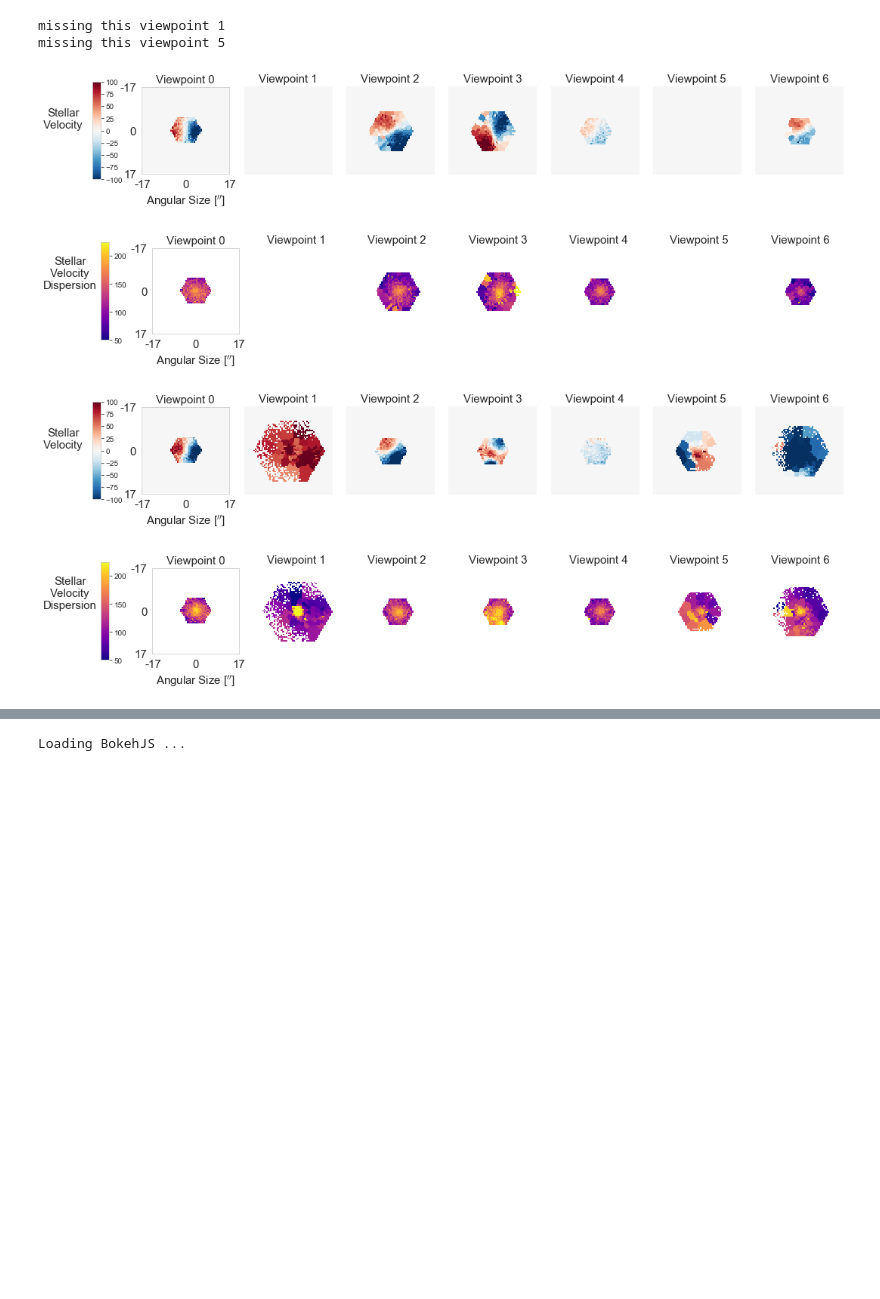
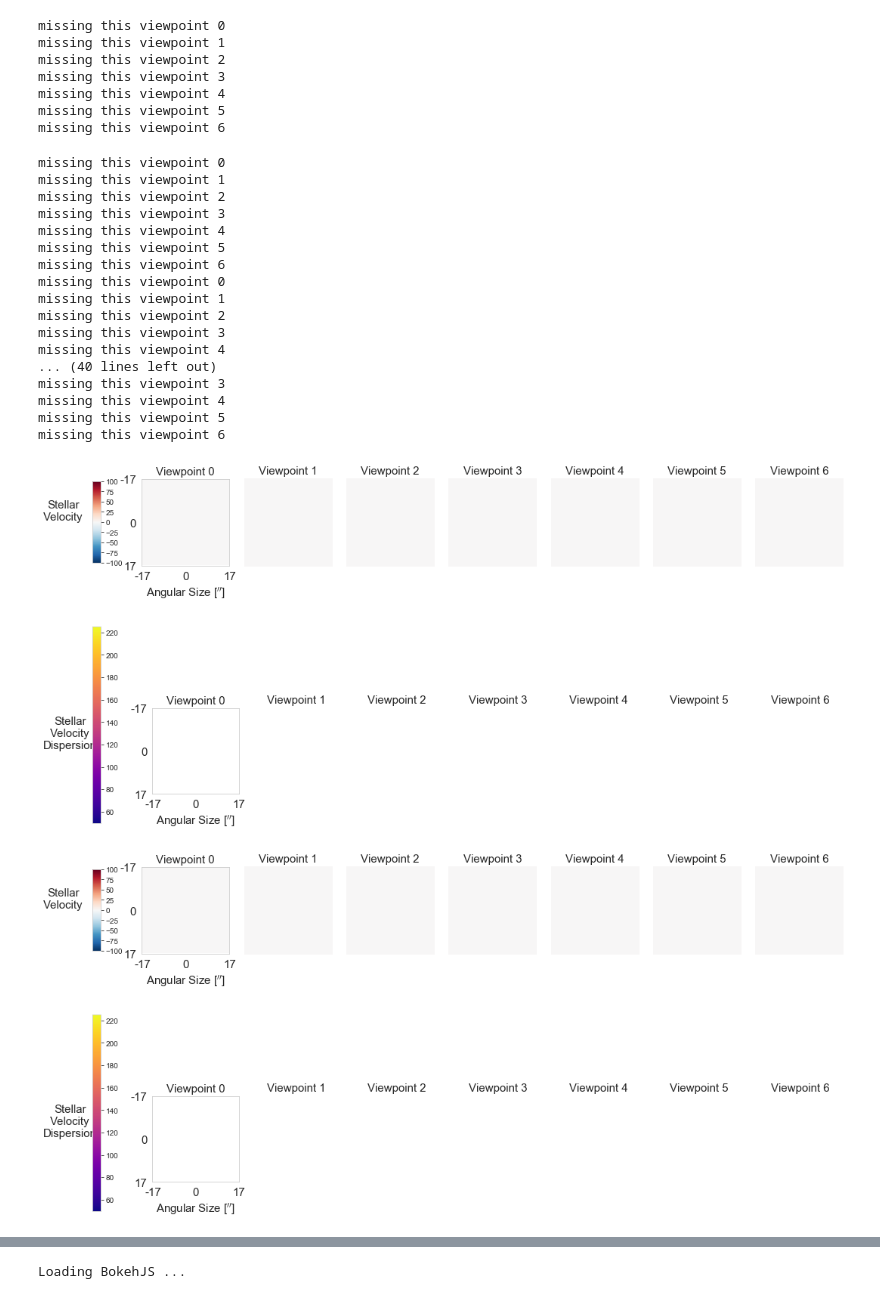
Before and after one commit to beckynevin/interactive_figs, a Jupyter notebook: Interactive_Mountain.ipynb, the cells around one changed output, grey strips where cells are left out. Drawn from its saved outputs; the diff is of its cells as text; code cells hidden in the pictures; blank space fills up the shorter version.

```diff
--- a/Interactive_Mountain.ipynb
+++ b/Interactive_Mountain.ipynb
@@ -1758,6 +1907,10 @@ class MidpointNormalize(matplotlib.colors.Normalize):
         x, y = [self.vmin, self.midpoint, self.vmax], [0, 0.5, 1]
         return np.ma.masked_array(np.interp(value, x, y), np.isnan(value))
 # %%
+# This code creates all of the .png images, so I can only run it from my machine because it links to the
+# kinematic cubes, which are somewhat large ('../kinematic_maps/kinematics...') and I don't want them
+# on my Github
+
 from astropy.io import fits
 import seaborn as sns
 sns.set_style("whitegrid", {'axes.grid' : False})
@@ -1765,24 +1918,26 @@ sns.set_style("whitegrid", {'axes.grid' : False})
 myr_list=[170,180,185, 190, 195, 205, 210, 220, 225, 230, 240, 250, 260,265,275,285, 295,305,311, 315,320,    5,10,20,30,40,60,80,100,120,140,160]
 # You are going to save these to your github page so that you can have an html link to them?
 #myr = 210
-myr_list=[195,205,210]
-run='fg3_m12'
+#myr_list=[195,205,210]
+myr_list=[5,10,20,30,40,50,60,100,200]
+myr_list=[5, 10, 30, 50, 200]
+run='fg3_m12_iso0.5'
 view_list=[0,1,2,3,4,5,6]
-degrade = 'degraded'
+degraded = 'degraded'
 
 #myr_list=[170]
 
 
 for i in range(len(myr_list)):
     myr = myr_list[i]
-    fig, axs = plt.subplots(1,7, figsize=(15, 6), facecolor='w', edgecolor='k')
-    fig.subplots_adjust(hspace = .5, wspace=.2)
+    fig, axs = plt.subplots(1,7, figsize=(15, 2.5), facecolor='w', edgecolor='k')
+    fig.subplots_adjust(hspace = 0, wspace=.2)
 
     axs = axs.ravel()
     for j in range(len(view_list)):
         view = view_list[j]
         try:
-            kin_cube=fits.open('../kinematic_maps/kinematics_'+str(run)+'_'+str(myr)+'_'+str(view)+'_'+str(degrade)+'.fits')
+            kin_cube=fits.open('../kinematic_maps/kinematics_'+str(run)+'_'+str(myr)+'_'+str(view)+'_'+str(degraded)+'.fits')
 
         except FileNotFoundError:
             #could just be missing a viewpoint
@@ -1799,8 +1954,8 @@ for i in range(len(myr_list)):
                 axs[j].set_xlabel('Angular Size [$^{\prime\prime}$]', size=15)
                 axs[j].tick_params(axis='both', which='major', labelsize=15)
                 axs[j].set_ylabel('Stellar\nVelocity', size=15, rotation=0, labelpad=75)
-                cbaxes = fig.add_axes([0.07, 0.35, 0.01, 0.3])
-                cb = plt.colorbar(im, cax = cbaxes,fraction=0.046, pad=0.04)
+                cbaxes = fig.add_axes([0.07, 0.28, 0.01, 0.60])
+                cb = plt.colorbar(im, cax = cbaxes)#,fraction=0.046, pad=0.04)
             else:
                 axs[j].axis('off')
                 axs[j].imshow(fake, cmap='RdBu_r', norm=MidpointNormalize(midpoint=0, vmin=-100, vmax=100))
@@ -1817,8 +1972,8 @@ for i in range(len(myr_list)):
             axs[j].set_yticklabels([-round(0.5*(np.shape(vel)[0]/2)),0,round(0.5*(np.shape(vel)[0]/2))])
 
             # Now adding the colorbar
-            cbaxes = fig.add_axes([0.07, 0.35, 0.01, 0.3])
-            cb = plt.colorbar(im, cax = cbaxes,fraction=0.046, pad=0.04)
+            cbaxes = fig.add_axes([0.07, 0.28, 0.01, 0.60])
+            cb = plt.colorbar(im, cax = cbaxes)#,fraction=0.046, pad=0.04)
             #plt.colorbar(im)
             axs[j].set_xlabel('Angular Size [$^{\prime\prime}$]', size=15)
             axs[j].tick_params(axis='both', which='major', labelsize=15)
@@ -1829,7 +1984,7 @@ for i in range(len(myr_list)):
         axs[j].set_title('Viewpoint '+str(j), size=15)
         #plt.colorbar(im)
     plt.tight_layout()
-    plt.savefig('fg3_m12_panels/velocity_panel_'+str(run)+'_'+str(myr)+'.png', dpi=1000, bbox_to_inches='tight')
+    plt.savefig(str(run)+'_panels_'+str(degraded)+'/velocity_panel_'+str(run)+'_'+str(myr)+'.png', dpi=1000, bbox_to_inches='tight')
 
     # Also make a diagram for stellar velocity dispersion
     fig, axs = plt.subplots(1,7, figsize=(15, 6), facecolor='w', edgecolor='k')
@@ -1839,7 +1994,7 @@ for i in range(len(myr_list)):
     for j in range(len(view_list)):
         view = view_list[j]
         try:
-            kin_cube=fits.open('../kinematic_maps/kinematics_'+str(run)+'_'+str(myr)+'_'+str(view)+'_'+str(degrade)+'.fits')
+            kin_cube=fits.open('../kinematic_maps/kinematics_'+str(run)+'_'+str(myr)+'_'+str(view)+'_'+str(degraded)+'.fits')
 
         except FileNotFoundError:
             #could just be missing a viewpoint
@@ -1857,8 +2012,8 @@ for i in range(len(myr_list)):
                 axs[j].tick_params(axis='both', which='major', labelsize=15)
                 axs[j].set_ylabel('Stellar\nVelocity\nDispersion', size=15, rotation=0, labelpad=80)
 
-                cbaxes = fig.add_axes([0.08, 0.35, 0.01, 0.3])
-                cb = plt.colorbar(im, cax = cbaxes,fraction=0.046, pad=0.04)
+                cbaxes = fig.add_axes([0.07, 0.28, 0.01, 0.60])
+                cb = plt.colorbar(im, cax = cbaxes)#,fraction=0.046, pad=0.04)
             else:
                 axs[j].axis('off')
                 axs[j].imshow(np.ma.masked_where(fake==0, fake), cmap='plasma',norm=matplotlib.colors.LogNorm(vmin=10, vmax=300))
@@ -1875,8 +2030,8 @@ for i in range(len(myr_list)):
             axs[j].set_yticklabels([-round(0.5*(np.shape(vel)[0]/2)),0,round(0.5*(np.shape(vel)[0]/2))])
 
             # Now adding the colorbar
-            cbaxes = fig.add_axes([0.08, 0.35, 0.01, 0.3])
-            cb = plt.colorbar(im, cax = cbaxes,fraction=0.046, pad=0.04)
+            cbaxes = fig.add_axes([0.07, 0.28, 0.01, 0.60])
+            cb = plt.colorbar(im, cax = cbaxes)#,fraction=0.046, pad=0.04)
             #plt.colorbar(im)
             axs[j].set_xlabel('Angular Size [$^{\prime\prime}$]', size=15)
             axs[j].tick_params(axis='both', which='major', labelsize=15)
@@ -1887,5 +2042,5 @@ for i in range(len(myr_list)):
         axs[j].set_title('Viewpoint '+str(j), size=15)
         #plt.colorbar(im)
     plt.tight_layout()
-    plt.savefig('fg3_m12_panels/velocity_disp_panel_'+str(run)+'_'+str(myr)+'.png', dpi=1000, bbox_to_inches='tight')
+    plt.savefig(str(run)+'_panels_'+str(degraded)+'/velocity_disp_panel_'+str(run)+'_'+str(myr)+'.png', dpi=1000, bbox_to_inches='tight')
 # %% [output]
@@ -1894,6 +2054,28 @@ missing this viewpoint 5
+missing this viewpoint 0
 missing this viewpoint 1
+missing this viewpoint 2
+missing this viewpoint 3
+missing this viewpoint 4
 missing this viewpoint 5
+missing this viewpoint 6
+missing this viewpoint 0
+missing this viewpoint 1
+missing this viewpoint 2
+missing this viewpoint 3
+missing this viewpoint 4
+missing this viewpoint 5
+missing this viewpoint 6
+missing this viewpoint 0
+missing this viewpoint 1
+missing this viewpoint 2
+missing this viewpoint 3
+missing this viewpoint 4
+... (40 lines left out)
+missing this viewpoint 3
+missing this viewpoint 4
+missing this viewpoint 5
+missing this viewpoint 6
-[figure, old version]
+[figure, new version]
-[figure, old version]
+[figure, new version]
-[figure, old version]
+[figure, new version]
-[figure, old version]
+[figure, new version]
```
Also changed, not shown: parts of 16 cells of this notebook.
